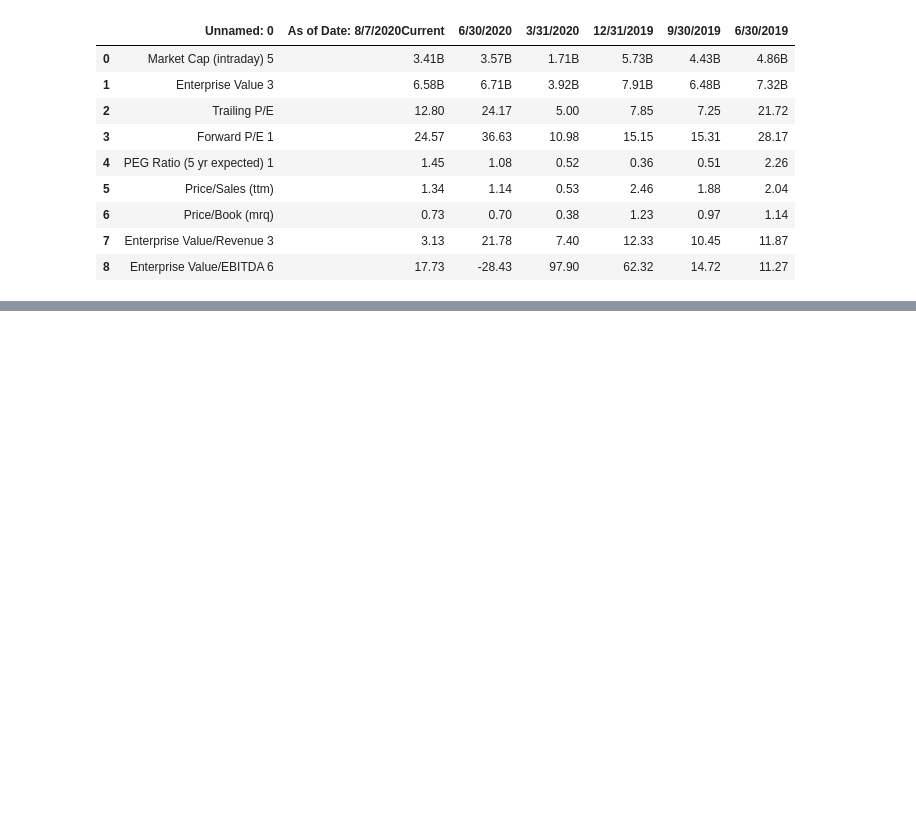
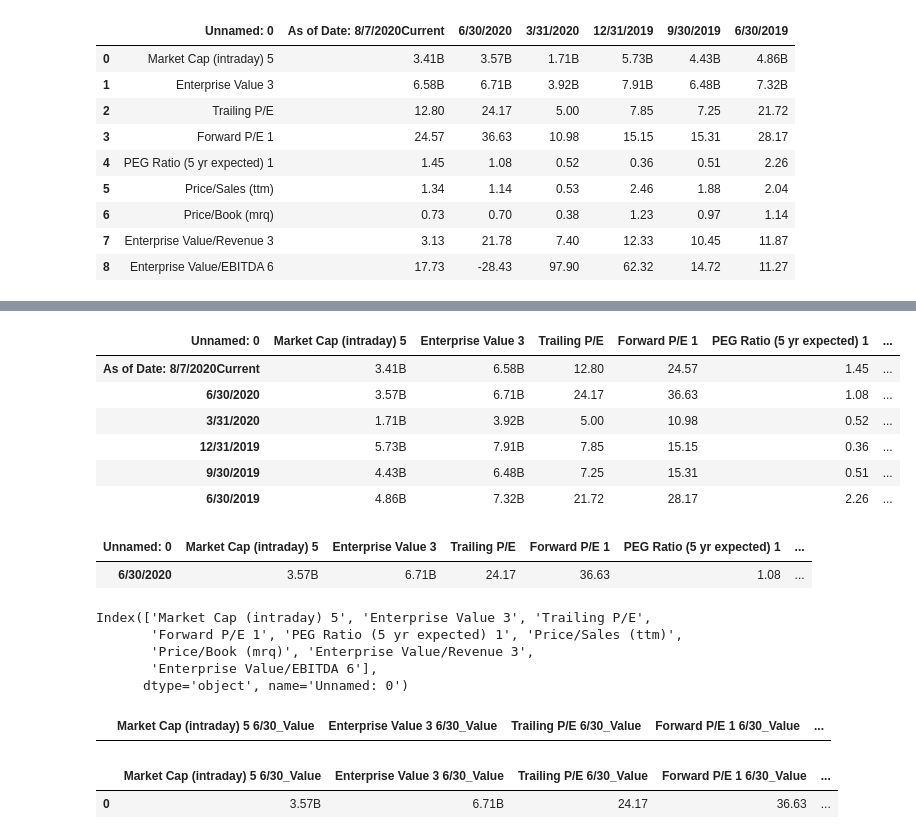
Before and after one commit to WickedoneC/Pandas_Projects, a Jupyter notebook: Bond_Scrape/Yahoo_Calls.ipynb, the cells around one changed output, grey strips where cells are left out. Cells and saved outputs as stored; diff of their text form; code cells hidden in the pictures; blank space fills up the shorter version.

```diff
--- a/Bond_Scrape/Yahoo_Calls.ipynb
+++ b/Bond_Scrape/Yahoo_Calls.ipynb
@@ -498,0 +455,16 @@ with open('saved_object.pickle', 'wb') as filename:
+# %%
+df_0 = df_0.drop(df_0.index[0])
+df_0
+# %% [output]
+| Unnamed: 0 | Market Cap (intraday) 5 | Enterprise Value 3 | Trailing P/E | Forward P/E 1 | PEG Ratio (5 yr expected) 1 | ... |
+| As of Date: 8/7/2020Current | 3.41B | 6.58B | 12.80 | 24.57 | 1.45 | ... |
+| 6/30/2020 | 3.57B | 6.71B | 24.17 | 36.63 | 1.08 | ... |
+| 3/31/2020 | 1.71B | 3.92B | 5.00 | 10.98 | 0.52 | ... |
+| 12/31/2019 | 5.73B | 7.91B | 7.85 | 15.15 | 0.36 | ... |
+| 9/30/2019 | 4.43B | 6.48B | 7.25 | 15.31 | 0.51 | ... |
+| 6/30/2019 | 4.86B | 7.32B | 21.72 | 28.17 | 2.26 | ... |
+# %%
+df_0.iloc[1:2]
+# %% [output]
+| Unnamed: 0 | Market Cap (intraday) 5 | Enterprise Value 3 | Trailing P/E | Forward P/E 1 | PEG Ratio (5 yr expected) 1 | ... |
+| 6/30/2020 | 3.57B | 6.71B | 24.17 | 36.63 | 1.08 | ... |
@@ -498,0 +473,8 @@ with open('saved_object.pickle', 'wb') as filename:
+# %%
+cols_0
+# %% [output]
+Index(['Market Cap (intraday) 5', 'Enterprise Value 3', 'Trailing P/E',
+       'Forward P/E 1', 'PEG Ratio (5 yr expected) 1', 'Price/Sales (ttm)',
+       'Price/Book (mrq)', 'Enterprise Value/Revenue 3',
+       'Enterprise Value/EBITDA 6'],
+      dtype='object', name='Unnamed: 0')
@@ -498,0 +485,7 @@ with open('saved_object.pickle', 'wb') as filename:
+# %%
+z = pd.DataFrame(cols_0_6_30).T
+z.columns = z.iloc[0]
+z = z.drop(z.index[0])
+z
+# %% [output]
+|  | Market Cap (intraday) 5 6/30_Value | Enterprise Value 3 6/30_Value | Trailing P/E 6/30_Value | Forward P/E 1 6/30_Value | ... |
@@ -498,0 +501,5 @@ with open('saved_object.pickle', 'wb') as filename:
+# %%
+b
+# %% [output]
+|  | Market Cap (intraday) 5 6/30_Value | Enterprise Value 3 6/30_Value | Trailing P/E 6/30_Value | Forward P/E 1 6/30_Value | ... |
+| 0 | 3.57B | 6.71B | 24.17 | 36.63 | ... |
```
Also changed, not shown: parts of 35 cells of this notebook.
